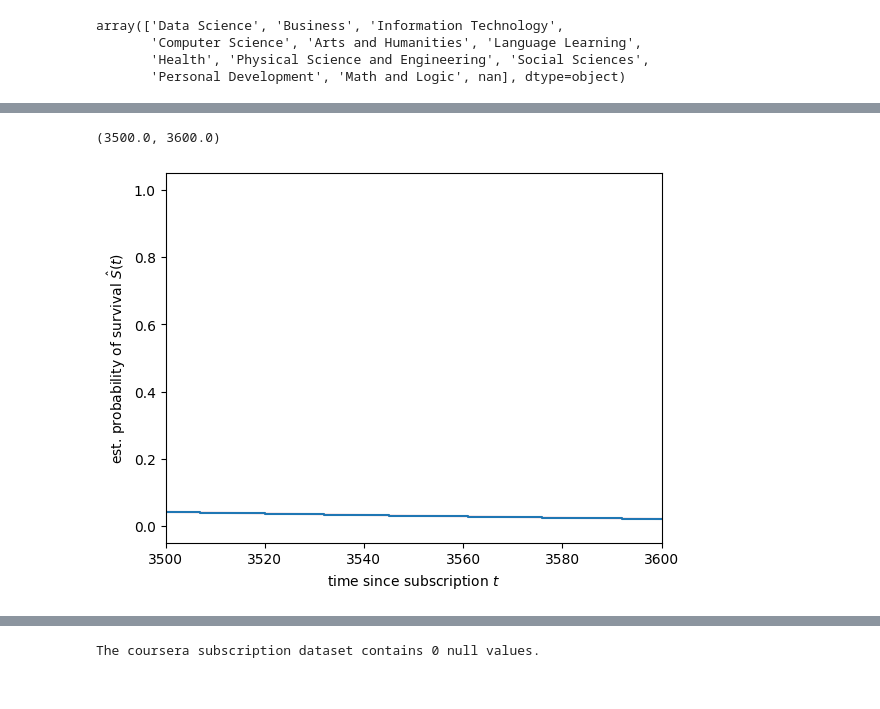
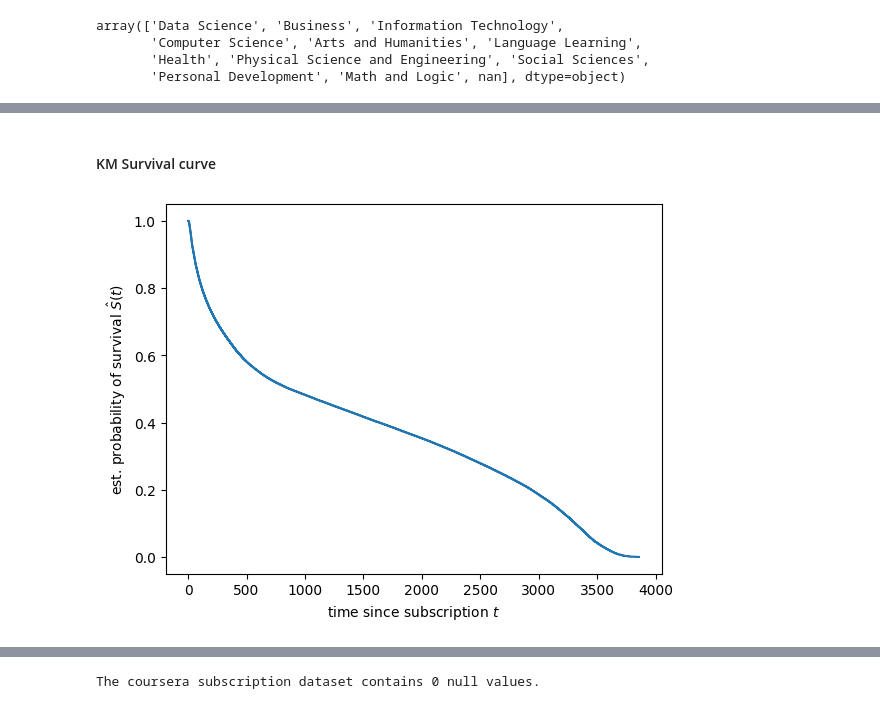
Before and after one commit to sariaslaso/retention_prediction, a Jupyter notebook: survival_analysis.ipynb, the cells around one changed output, grey strips where cells are left out. Drawn from its saved outputs; the diff is of its cells as text; code cells hidden in the pictures.

```diff
--- a/survival_analysis.ipynb
+++ b/survival_analysis.ipynb
@@ -165,19 +165,21 @@ dataset = dataset.drop(columns = "learner_gender")
 categories = ["specialization_domain", "is_professional_certificate", "is_gateway_certificate",
               "learner_country_group", "is_subscription_started_with_free_trial",
               "is_active_capstone_during_pay_period"]
+# %% [markdown]
+#### KM Survival curve
 # %%
 time, survival_prob, conf_int = kaplan_meier_estimator(
     dataset[event_col].values.astype(bool), dataset[time_col].values,
     conf_type="log-log")
 
 plt.step(time, survival_prob)
 plt.fill_between(time, conf_int[0], conf_int[1], alpha=0.1, color = "red")
 
 plt.ylabel("est. probability of survival $\hat{S}(t)$")
 plt.xlabel("time since subscription $t$")
 
-plt.xlim(left = 3500, right = 3600)
+#plt.xlim(left = 3500, right = 3600)
 #plt.ylim(top = 1, bottom = 0.9)
+plt.show()
 # %% [output]
-(3500.0, 3600.0)
-[figure, old version]
+[figure, new version]
```
Also changed, not shown: parts of 1 cell of this notebook.
